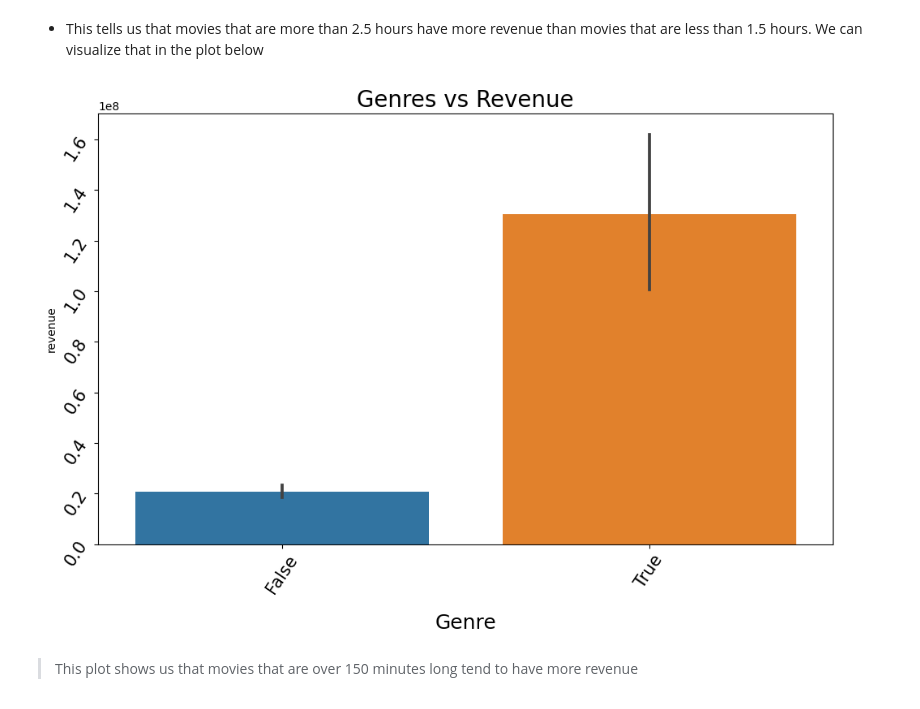
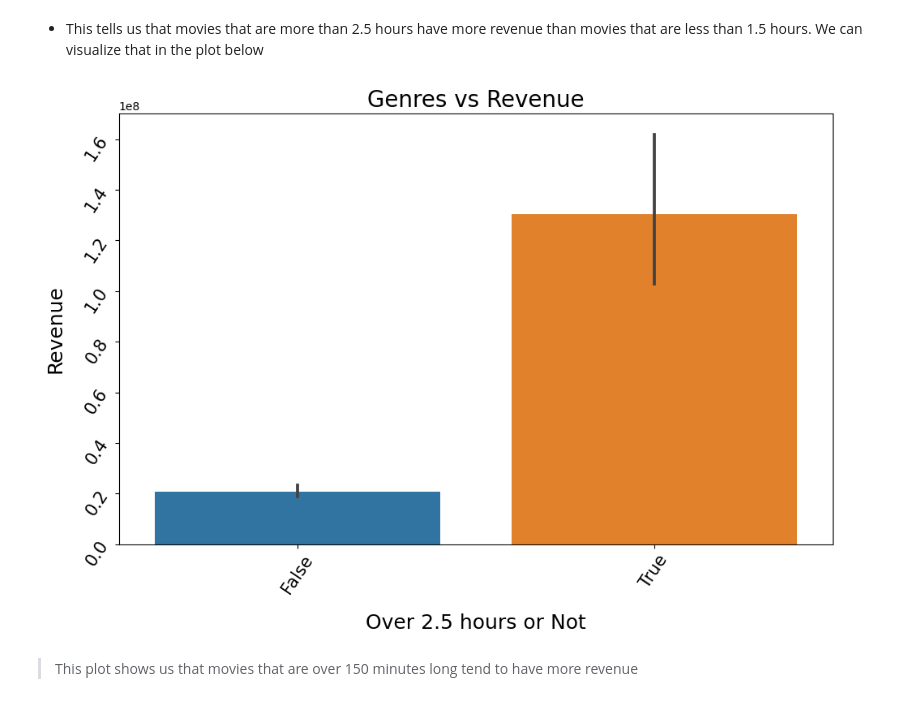
Before and after one commit to rvtovar/movie_analysis, a Jupyter notebook: Hypothesis Testing.ipynb, the cells around one changed output. Drawn from its saved outputs; the diff is of its cells as text; code cells hidden in the pictures.

```diff
--- a/Hypothesis Testing.ipynb
+++ b/Hypothesis Testing.ipynb
@@ -452,12 +453,13 @@ plot_df = pd.concat([non_long_df[~non_long_outliers], long_df[~long_outleirs]])
 # %%
 fig, ax = plt.subplots(figsize=(10,7))
 sns.barplot(data=plot_df, x='over150Min', y='revenue',ax=ax)
-ax.set_xlabel("Genre", fontsize=18,labelpad=15)
+ax.set_xlabel("Over 2.5 hours or Not", fontsize=18,labelpad=15)
+ax.set_ylabel("Revenue", fontsize=18,labelpad=15)
 ax.set_title('Genres vs Revenue', fontsize=20)
 ax.tick_params(axis = 'both', which = 'major', labelsize = 15, rotation=56)
 plt.tight_layout()
 # %% [output]
-[figure, old version]
+[figure, new version]
 # %% [markdown]
 > This plot shows us that movies that are over 150 minutes long tend to have more revenue
 # %% [markdown]
```
Also changed, not shown: parts of 2 cells of this notebook, 9 other files.
